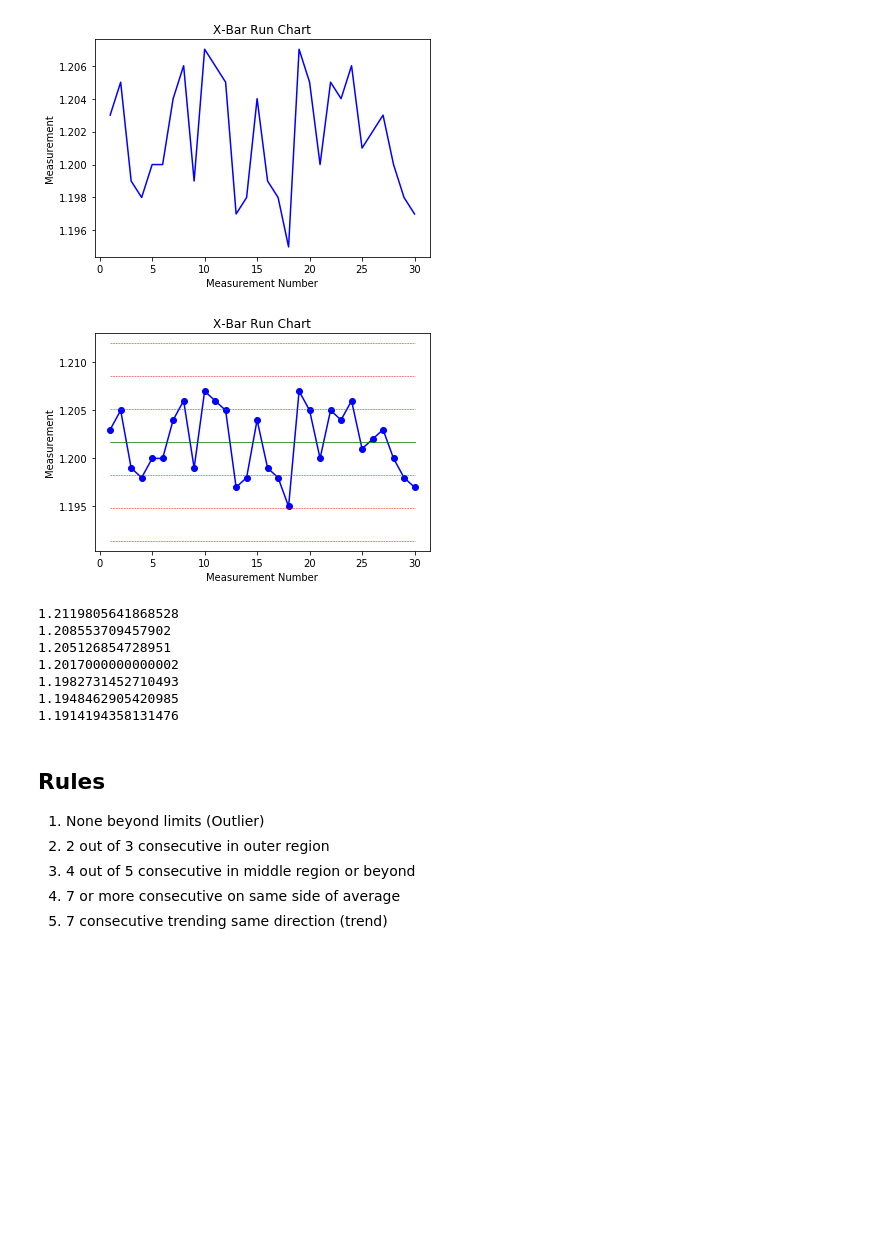
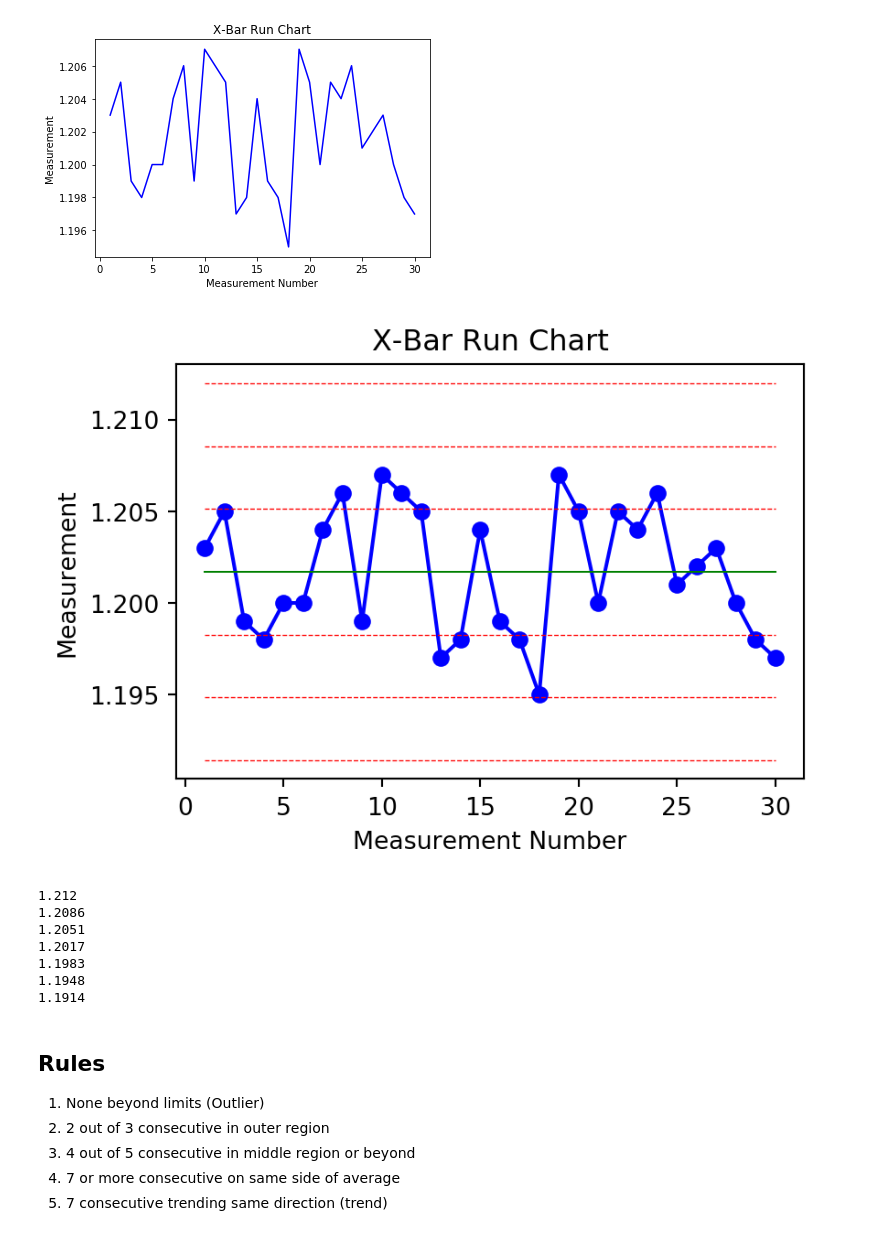
Before and after one commit to joshuamschultz/business-analysis, a Jupyter notebook: Examples/Control Chart.ipynb, the cells around one changed output. Drawn from its saved outputs; the diff is of its cells as text; code cells hidden in the pictures; blank space fills up the shorter version.

```diff
--- a/Examples/X-Bar Run Chart.ipynb
+++ b/Examples/Control Chart.ipynb
@@ -66,34 +66,35 @@ measurement_data['lower_1'] = avg - std*1
 measurement_data['lower_2'] = avg - std*2
 measurement_data['lower_3'] = avg - std*3
 # %%
+plt.figure(figsize=(885/192, 600/192), dpi=192)
 plt.plot(meas_num, meas, color='b', marker='o')
 plt.plot(meas_num, measurement_data['avg'], linestyle='solid', linewidth=0.75, color='g')
 plt.plot(meas_num, measurement_data['upper_1'], linestyle='dashed', linewidth=0.5, color='r')
 plt.plot(meas_num, measurement_data['upper_2'], linestyle='dashed', linewidth=0.5, color='r')
 plt.plot(meas_num, measurement_data['upper_3'], linestyle='dashed', linewidth=0.5, color='r')
 plt.plot(meas_num, measurement_data['lower_1'], linestyle='dashed', linewidth=0.5, color='r')
 plt.plot(meas_num, measurement_data['lower_2'], linestyle='dashed', linewidth=0.5, color='r')
 plt.plot(meas_num, measurement_data['lower_3'], linestyle='dashed', linewidth=0.5, color='r')
 plt.xlabel('Measurement Number')
 plt.ylabel('Measurement')
 plt.title('X-Bar Run Chart')
 plt.show()
-print(upper_3)
-print(upper_2)
-print(upper_1)
-print(avg)
-print(lower_1)
-print(lower_2)
-print(lower_3)
+print(round(upper_3,4))
+print(round(upper_2,4))
+print(round(upper_1,4))
+print(round(avg,4))
+print(round(lower_1,4))
+print(round(lower_2,4))
+print(round(lower_3,4))
 # %% [output]
-[figure, old version]
+[figure, new version]
-1.2119805641868528
-1.208553709457902
-1.205126854728951
-1.2017000000000002
-1.1982731452710493
-1.1948462905420985
-1.1914194358131476
+1.212
+1.2086
+1.2051
+1.2017
+1.1983
+1.1948
+1.1914
 # %% [markdown]
 ## Rules
 1. None beyond limits (Outlier)
```
Also changed, not shown: 2 other files.
